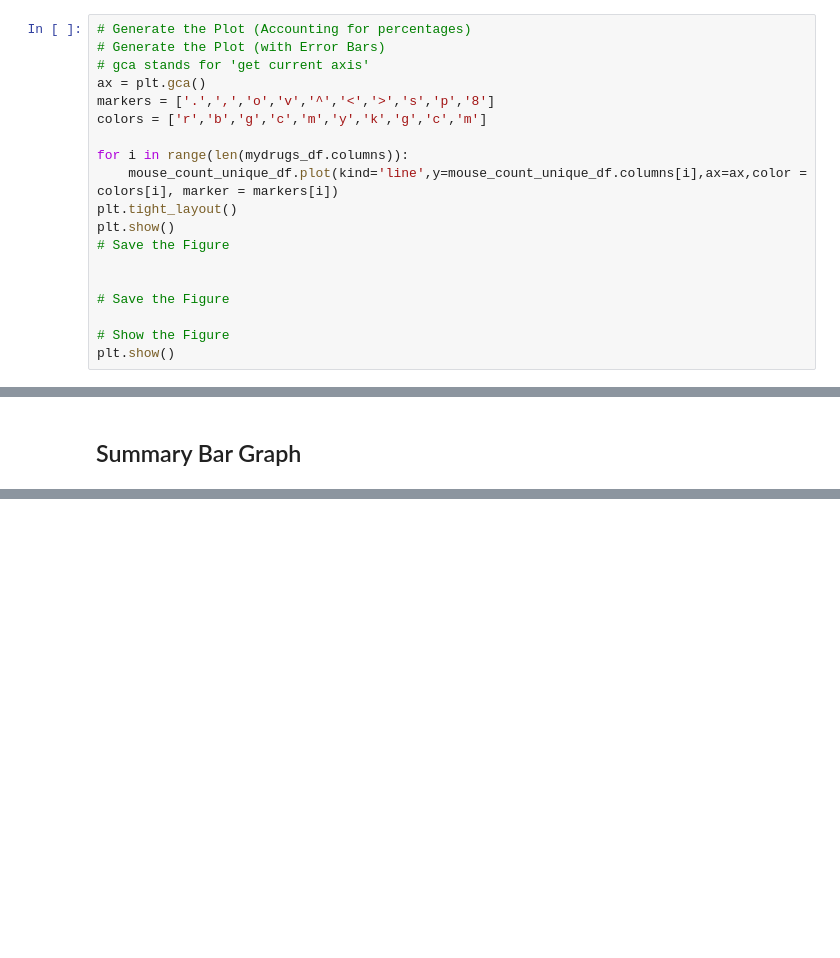
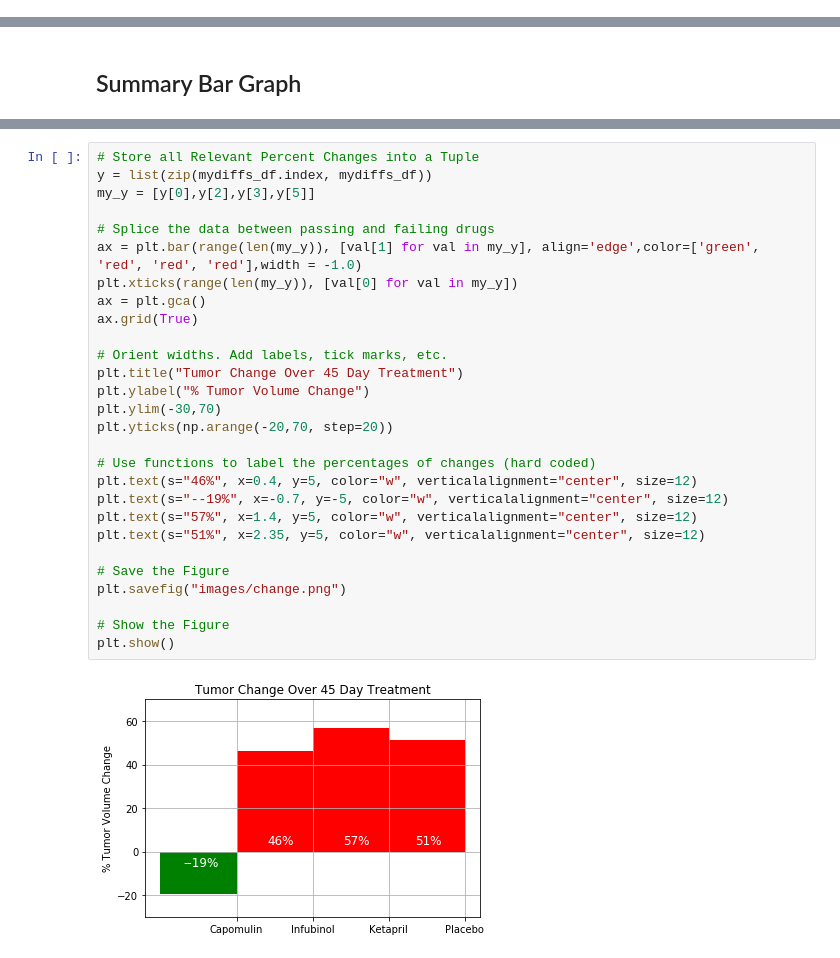
Before and after one commit to campbellpatter/matplotlib-challenge, a Jupyter notebook: Pymaceuticals/main.ipynb, the cells around one changed output, grey strips where cells are left out. Saved outputs shown, nothing was run; the diff lists cells and outputs as text; blank space fills up the shorter version.

```diff
--- a/Pymaceuticals/main.ipynb
+++ b/Pymaceuticals/main.ipynb
@@ -201,22 +210,3 @@ mouse_count_unique_df.head()
 | 10 | 25 | 20 | 21 | 22 | 21 | 24 | 22 | 24 | 22 | ... |
 | 15 | 24 | 19 | 21 | 19 | 21 | 20 | 16 | 24 | 22 | ... |
 | 20 | 23 | 18 | 20 | 19 | 20 | 19 | 16 | 23 | 20 | ... |
-# %%
-# Generate the Plot (Accounting for percentages)
-# Generate the Plot (with Error Bars)
-# gca stands for 'get current axis'
-ax = plt.gca()
-markers = ['.',',','o','v','^','<','>','s','p','8']
-colors = ['r','b','g','c','m','y','k','g','c','m']
-
-for i in range(len(mydrugs_df.columns)):
-    mouse_count_unique_df.plot(kind='line',y=mouse_count_unique_df.columns[i],ax=ax,color = colors[i], marker = markers[i])
-plt.tight_layout()
-plt.show()
-# Save the Figure
-
-
-# Save the Figure
-
-# Show the Figure
-plt.show()
@@ -296,0 +282,30 @@ fig.show()
+# %%
+# Store all Relevant Percent Changes into a Tuple
+y = list(zip(mydiffs_df.index, mydiffs_df))
+my_y = [y[0],y[2],y[3],y[5]]
+
+# Splice the data between passing and failing drugs
+ax = plt.bar(range(len(my_y)), [val[1] for val in my_y], align='edge',color=['green', 'red', 'red', 'red'],width = -1.0)
+plt.xticks(range(len(my_y)), [val[0] for val in my_y])
+ax = plt.gca()
+ax.grid(True)
+
+# Orient widths. Add labels, tick marks, etc.
+plt.title("Tumor Change Over 45 Day Treatment")
+plt.ylabel("% Tumor Volume Change")
+plt.ylim(-30,70)
+plt.yticks(np.arange(-20,70, step=20))
+
+# Use functions to label the percentages of changes (hard coded)
+plt.text(s="46%", x=0.4, y=5, color="w", verticalalignment="center", size=12)
+plt.text(s="--19%", x=-0.7, y=-5, color="w", verticalalignment="center", size=12)
+plt.text(s="57%", x=1.4, y=5, color="w", verticalalignment="center", size=12)
+plt.text(s="51%", x=2.35, y=5, color="w", verticalalignment="center", size=12)
+
+# Save the Figure
+plt.savefig("images/change.png")
+
+# Show the Figure
+plt.show()
+# %% [output]
+[figure, added]
```
Also changed, not shown: parts of 14 cells of this notebook, 4 other files.
